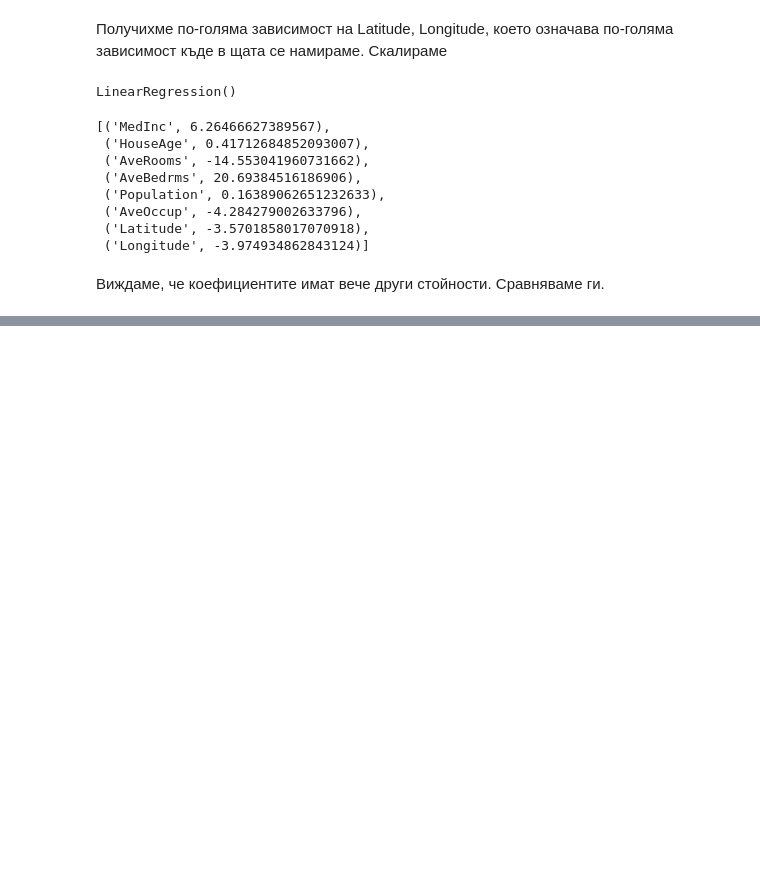
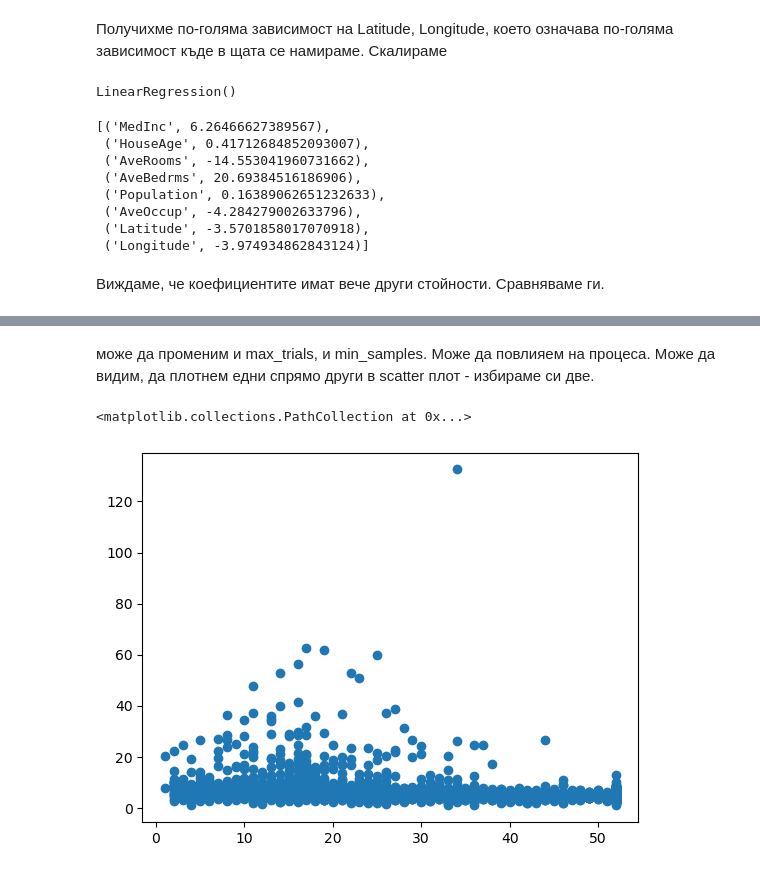
Before and after one commit to rainbou1/Machine-Learning, a Jupyter notebook: 02.Linear_And_Logistic_Regression/Linear_and_Logistic_Regression.ipynb, the cells around one changed output, grey strips where cells are left out. Cells and saved outputs as stored; diff of their text form; code cells hidden in the pictures; blank space fills up the shorter version.

```diff
--- a/02.Linear_And_Logistic_Regression/Linear_and_Logistic_Regression.ipynb
+++ b/02.Linear_And_Logistic_Regression/Linear_and_Logistic_Regression.ipynb
@@ -449,0 +617,8 @@ list(zip(house_model.feature_names_in_, house_model_scaled.coef_))
+# %% [markdown]
+може да променим и max_trials, и min_samples. Може да повлияем на процеса.
+Може да видим, да плотнем едни спрямо други в scatter плот - избираме си две.
+# %%
+plt.scatter(house_attributes[~ransac_model.inlier_mask_]['HouseAge'], house_attributes[~ransac_model.inlier_mask_]['AveRooms'])
+# %% [output]
+<matplotlib.collections.PathCollection at 0x...>
+[figure, added]
```
Also changed, not shown: parts of 84 cells of this notebook.
